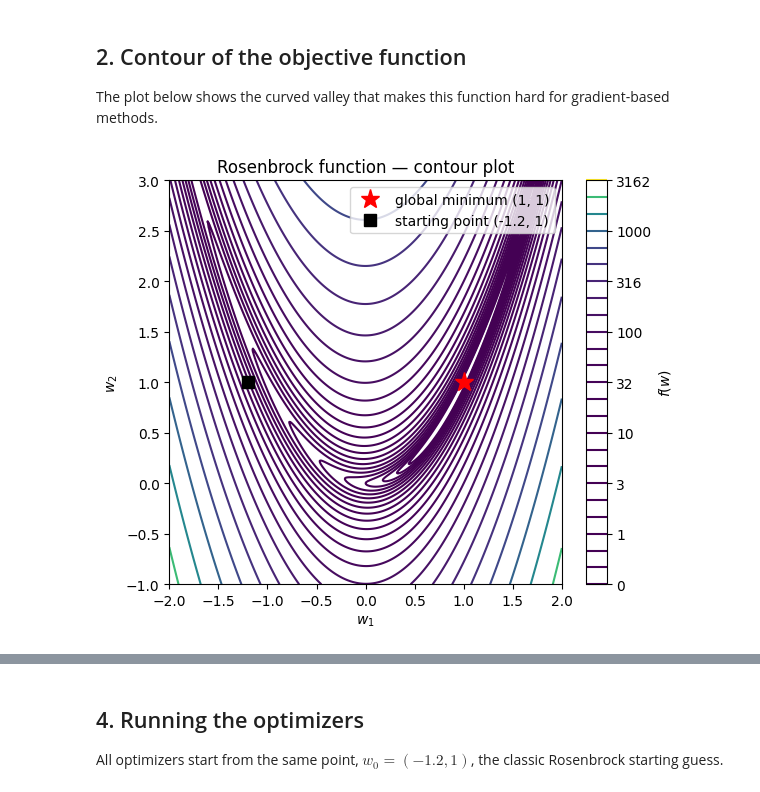
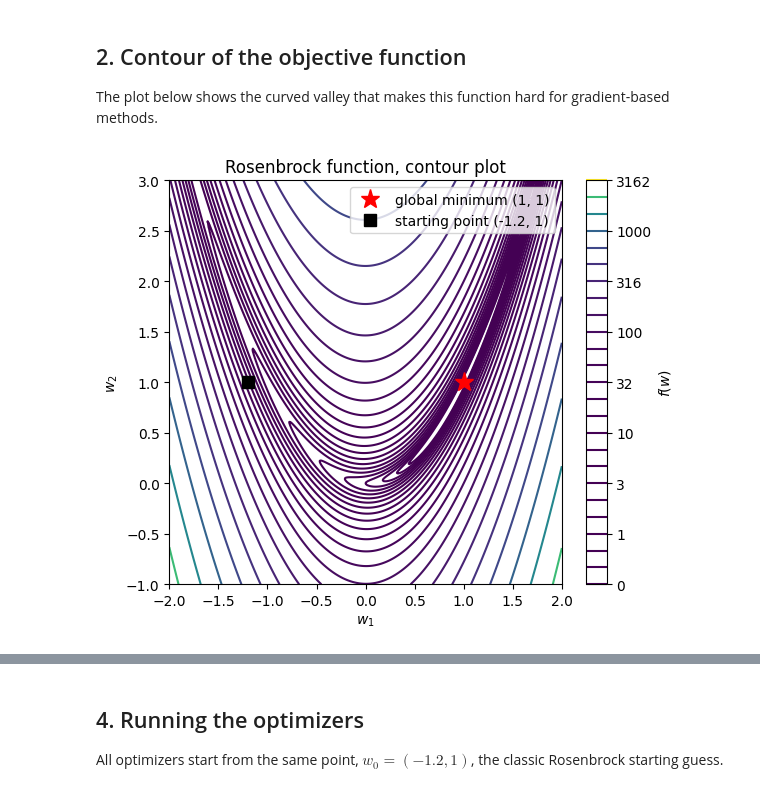
Before and after one commit to ErnaneJ/PPGEEC2327, a Jupyter notebook: exercises/01/exercise_1.ipynb, the cells around one changed output, grey strips where cells are left out. Drawn from its saved outputs; the diff is of its cells as text; code cells hidden in the pictures.

Commit message:
Remove remaining em dash from notebook plot title

```diff
--- a/exercises/01/exercise_1.ipynb
+++ b/exercises/01/exercise_1.ipynb
@@ -78,22 +70,22 @@ The plot below shows the curved valley that makes this function hard for gradien
 # %%
 x1 = np.linspace(-2, 2, 400)
 x2 = np.linspace(-1, 3, 400)
 X1, X2 = np.meshgrid(x1, x2)
 Z = 100.0 * (X2 - X1**2)**2 + (1.0 - X1)**2
 
 fig, ax = plt.subplots(figsize=(6, 5))
 cs = ax.contour(X1, X2, Z, levels=np.logspace(-0.5, 3.5, 25), cmap="viridis")
 ax.plot(*W_STAR, "r*", markersize=14, label="global minimum (1, 1)")
 ax.plot(*W0, "ks", markersize=8, label="starting point (-1.2, 1)")
 ax.set_xlabel("$w_1$")
 ax.set_ylabel("$w_2$")
-ax.set_title("Rosenbrock function — contour plot")
+ax.set_title("Rosenbrock function, contour plot")
 ax.legend()
 fig.colorbar(cs, ax=ax, label="$f(w)$")
 plt.tight_layout()
 plt.show()
 # %% [output]
-[figure, old version]
+[figure, new version]
 # %% [markdown]
 ## 3. Optimizer implementations (Chapters 2 and 3)
 
```
Also changed, not shown: parts of 10 cells of this notebook.
